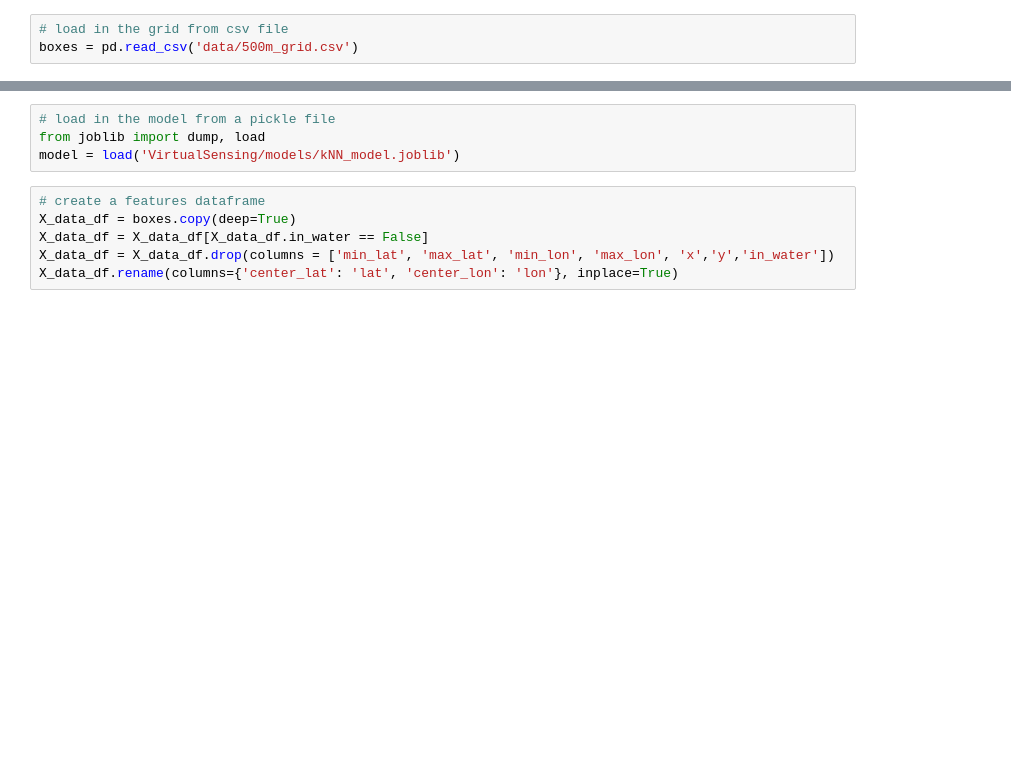
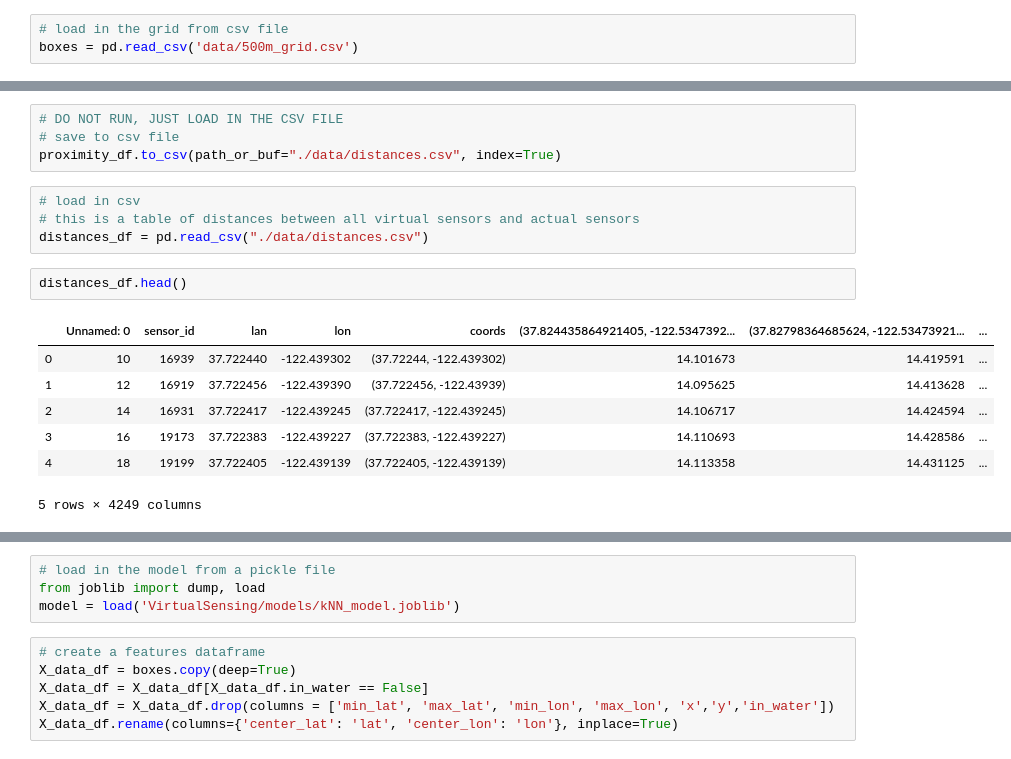
Before and after one commit to arnoldyb/air_pollution, a Jupyter notebook: recommender_mostpolluted.ipynb, the cells around one changed output, grey strips where cells are left out. Cells and saved outputs as stored; diff of their text form; blank space fills up the shorter version.

```diff
--- a/recommender_mostpolluted.ipynb
+++ b/recommender_mostpolluted.ipynb
@@ -38,0 +218,18 @@ boxes = pd.read_csv('data/500m_grid.csv')
+# %%
+# DO NOT RUN, JUST LOAD IN THE CSV FILE
+# save to csv file
+proximity_df.to_csv(path_or_buf="./data/distances.csv", index=True)
+# %%
+# load in csv
+# this is a table of distances between all virtual sensors and actual sensors
+distances_df = pd.read_csv("./data/distances.csv")
+# %%
+distances_df.head()
+# %% [output]
+|  | Unnamed: 0 | sensor_id | lan | lon | coords | (37.824435864921405, -122.5347392... | (37.82798364685624, -122.53473921... | ... |
+| 0 | 10 | 16939 | 37.722440 | -122.439302 | (37.72244, -122.439302) | 14.101673 | 14.419591 | ... |
+| 1 | 12 | 16919 | 37.722456 | -122.439390 | (37.722456, -122.43939) | 14.095625 | 14.413628 | ... |
+| 2 | 14 | 16931 | 37.722417 | -122.439245 | (37.722417, -122.439245) | 14.106717 | 14.424594 | ... |
+| 3 | 16 | 19173 | 37.722383 | -122.439227 | (37.722383, -122.439227) | 14.110693 | 14.428586 | ... |
+| 4 | 18 | 19199 | 37.722405 | -122.439139 | (37.722405, -122.439139) | 14.113358 | 14.431125 | ... |
+5 rows × 4249 columns
```
Also changed, not shown: parts of 30 cells of this notebook.
